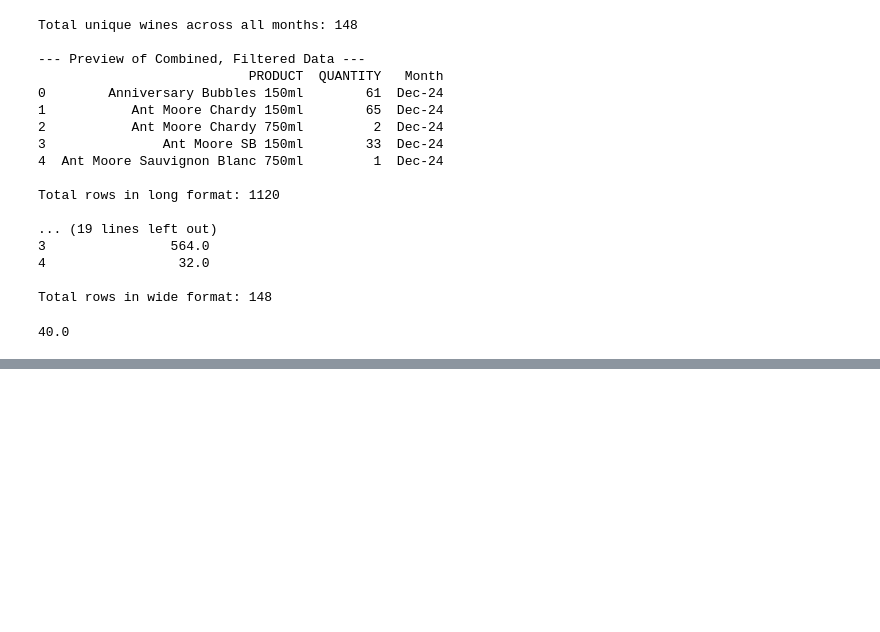
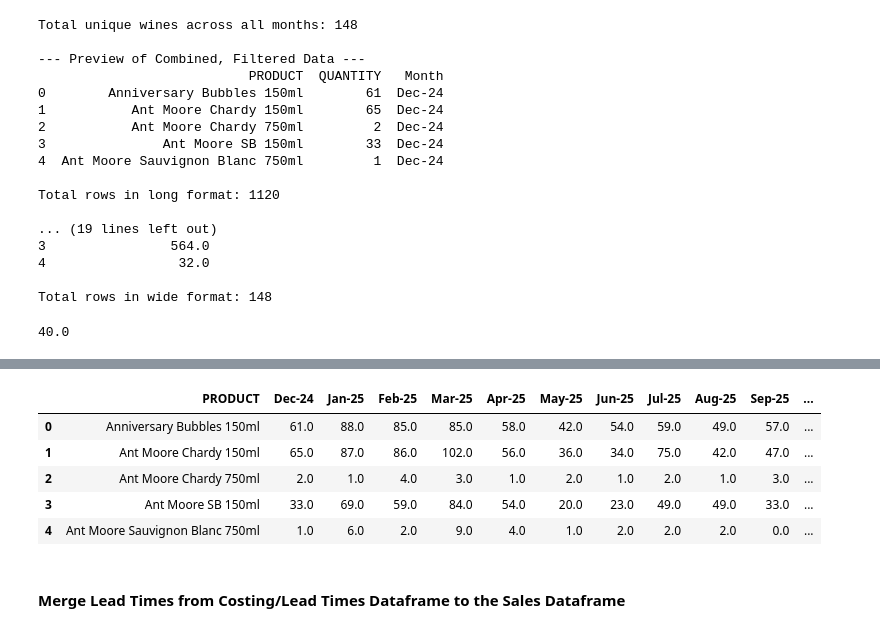
Before and after one commit to lucas-penney/MGSC-662-Skyline-Optimization, a Jupyter notebook: Skyline Optimization Project.ipynb, the cells around one changed output, grey strips where cells are left out. Cells and saved outputs as stored; diff of their text form; code cells hidden in the pictures; blank space fills up the shorter version.

```diff
--- a/Skyline Optimization Project.ipynb
+++ b/Skyline Optimization Project.ipynb
@@ -172,0 +334,31 @@ print(product_row["Oct-25"].iloc[0])
+# %%
+from thefuzz import process
+from thefuzz import fuzz
+
+# Define the matching function (no change needed) ---
+def find_best_match(Product_Clean, costs_master_list):
+    """
+    Finds the best match for a single wine name from the master costs list.
+    """
+    # extractOne returns a tuple: (best_match_string, similarity_score)
+    best_match, score = process.extractOne(Product_Clean, costs_master_list, scorer=fuzz.token_set_ratio)
+
+    # We set a threshold to avoid bad matches. Adjust 85 as needed.
+    if score >= 85:
+        return best_match
+    else:
+        # Return None if no good match is found
+        return None
+
+# --- B. Create the master list from your costs file (no change needed) ---
+costs_wine_list = wine_costing[wine_costing['Bottle'].notna()]['wine_name_full'].unique()
+
+# --- C. Apply the function to your sales data (Refactored) ---
+# This creates a new 'cost_match' column in your 'final_df'.
+# Assumes 'final_df' has a 'sales_wine_name' column.
+final_df['cost_match'] = final_df['Product_Clean'].apply(
+    lambda x: find_best_match(x, costs_wine_list)
+)
+
+#You can check the intermediate matches
+print(final_df[['Product_Clean', 'cost_match']].head(10))
@@ -172,0 +377,11 @@ print(product_row["Oct-25"].iloc[0])
+# %%
+final_df.head()
+# %% [output]
+|  | PRODUCT | Dec-24 | Jan-25 | Feb-25 | Mar-25 | Apr-25 | May-25 | Jun-25 | Jul-25 | Aug-25 | Sep-25 | ... |
+| 0 | Anniversary Bubbles 150ml | 61.0 | 88.0 | 85.0 | 85.0 | 58.0 | 42.0 | 54.0 | 59.0 | 49.0 | 57.0 | ... |
+| 1 | Ant Moore Chardy 150ml | 65.0 | 87.0 | 86.0 | 102.0 | 56.0 | 36.0 | 34.0 | 75.0 | 42.0 | 47.0 | ... |
+| 2 | Ant Moore Chardy 750ml | 2.0 | 1.0 | 4.0 | 3.0 | 1.0 | 2.0 | 1.0 | 2.0 | 1.0 | 3.0 | ... |
+| 3 | Ant Moore SB 150ml | 33.0 | 69.0 | 59.0 | 84.0 | 54.0 | 20.0 | 23.0 | 49.0 | 49.0 | 33.0 | ... |
+| 4 | Ant Moore Sauvignon Blanc 750ml | 1.0 | 6.0 | 2.0 | 9.0 | 4.0 | 1.0 | 2.0 | 2.0 | 2.0 | 0.0 | ... |
+# %% [markdown]
+#### Merge Lead Times from Costing/Lead Times Dataframe to the Sales Dataframe
```
Also changed, not shown: parts of 20 cells of this notebook, 4 other files.
